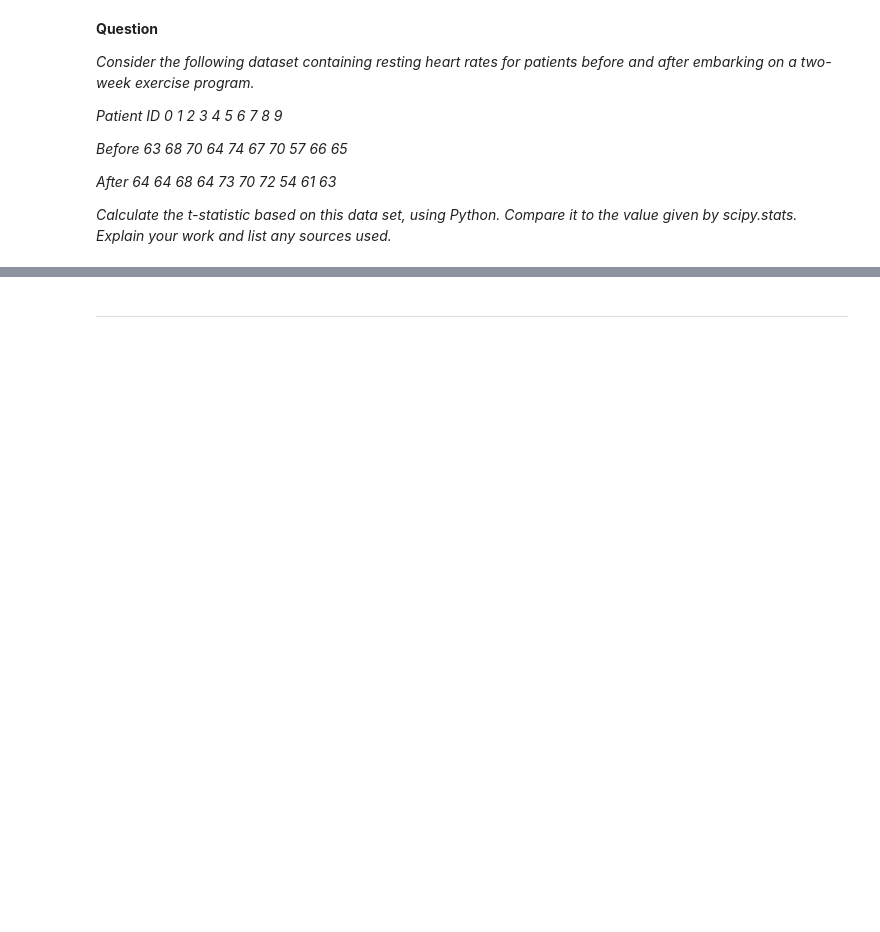
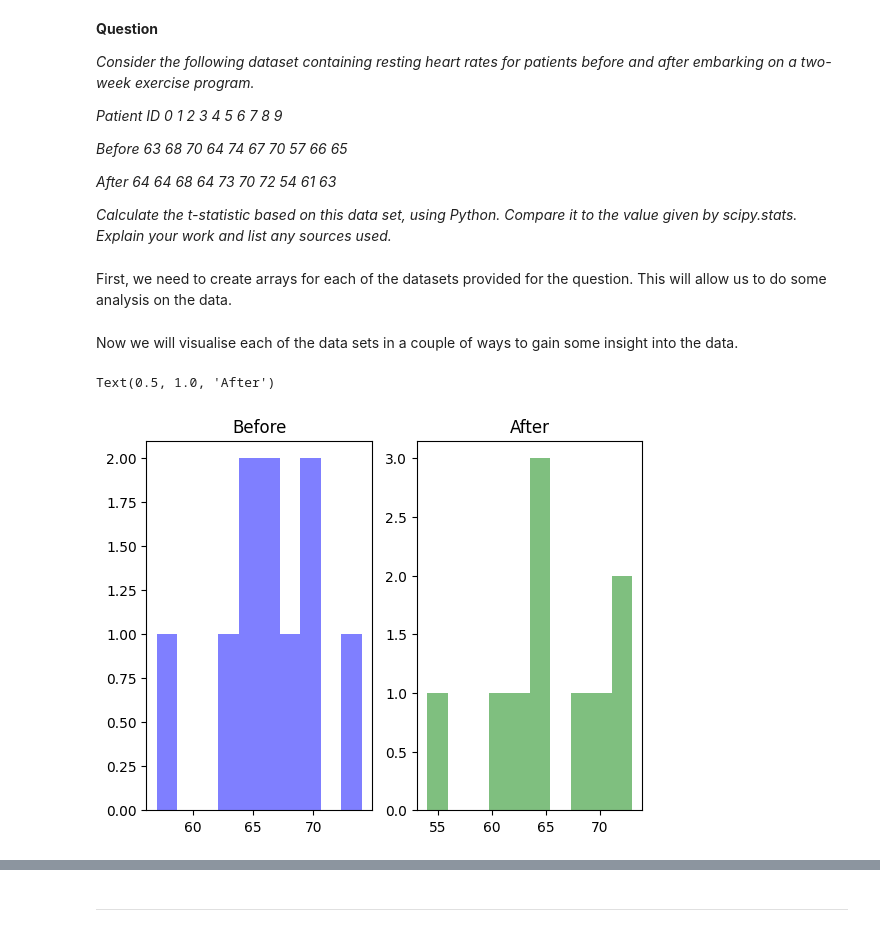
Before and after one commit to G00411301/applied_statistics, a Jupyter notebook: tasks.ipynb, the cells around one changed output, grey strips where cells are left out. Cells and saved outputs as stored; diff of their text form; code cells hidden in the pictures; blank space fills up the shorter version.

```diff
--- a/tasks.ipynb
+++ b/tasks.ipynb
@@ -186,3 +195,19 @@ fig, ax = plt.subplots() #first we create a graph area
 *After	    64	64	68	64	73	70	72	54	61	63*
 
 *Calculate the t-statistic based on this data set, using Python. Compare it to the value given by scipy.stats. Explain your work and list any sources used.*
+# %% [markdown]
+First, we need to create arrays for each of the datasets provided for the question. This will allow us to do some analysis on the data.
+# %%
+before = np.array([63,68,70,64,74,67,70,57,66,65])  #create a numpy array for the before data set
+after = np.array([64,64,68,64,73,70,72,54,61,63])   #create a numpy array for the after dataset
+# %% [markdown]
+Now we will visualise each of the data sets in a couple of ways to gain some insight into the data.
+# %%
+fig, ax = plt.subplots(1, 2)                                #create plot area
+ax[0].hist(before, bins = 10, color = 'blue', alpha = 0.5)  #plot the before dataset
+ax[0].set_title('Before')                                   #apply a title to the graph
+ax[1].hist(after, bins = 10, color = 'green', alpha = 0.5)  #plot the after dataset
+ax[1].set_title('After')                                    #apply a title to the graph
+# %% [output]
+Text(0.5, 1.0, 'After')
+[figure, added]
```
Also changed, not shown: parts of 13 cells of this notebook.
